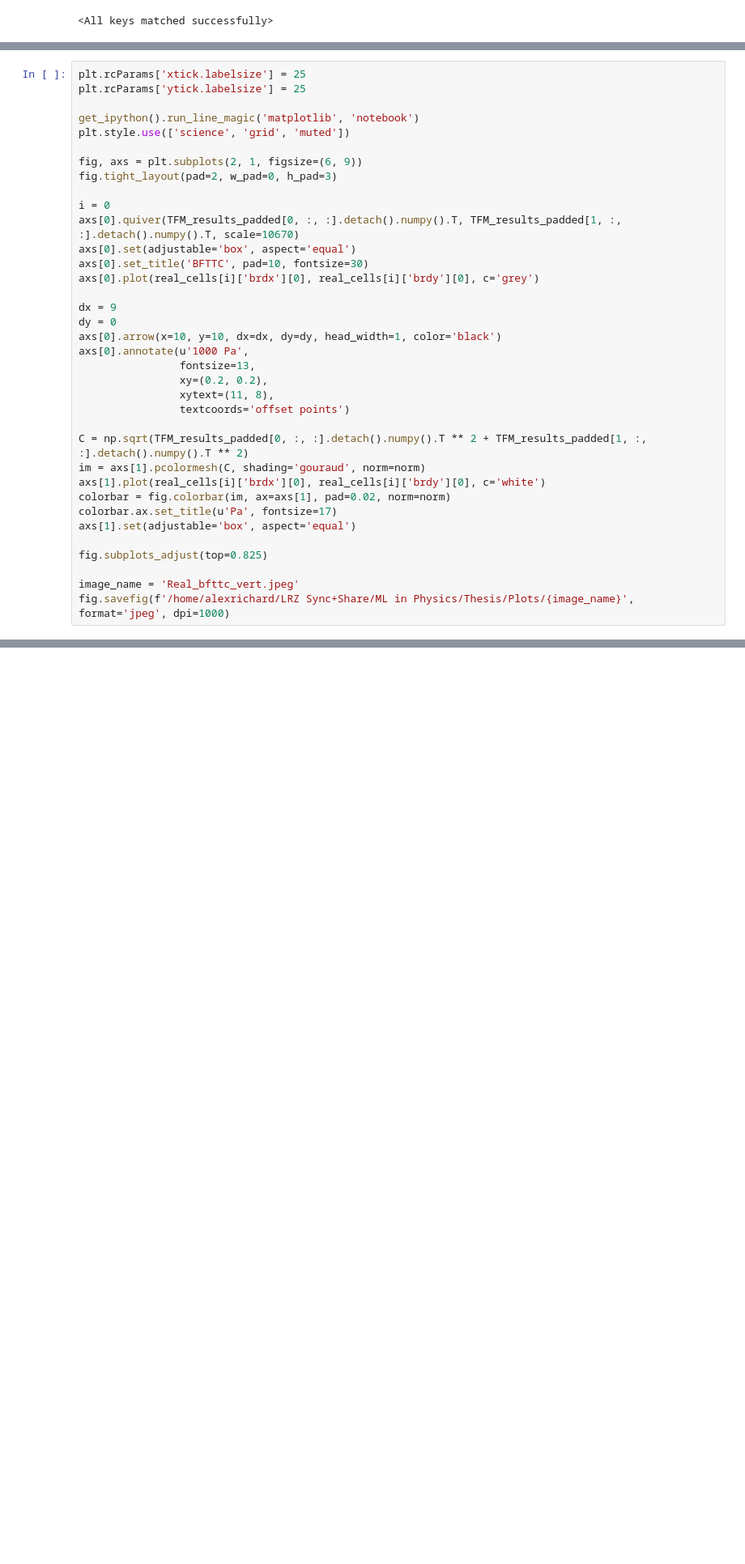
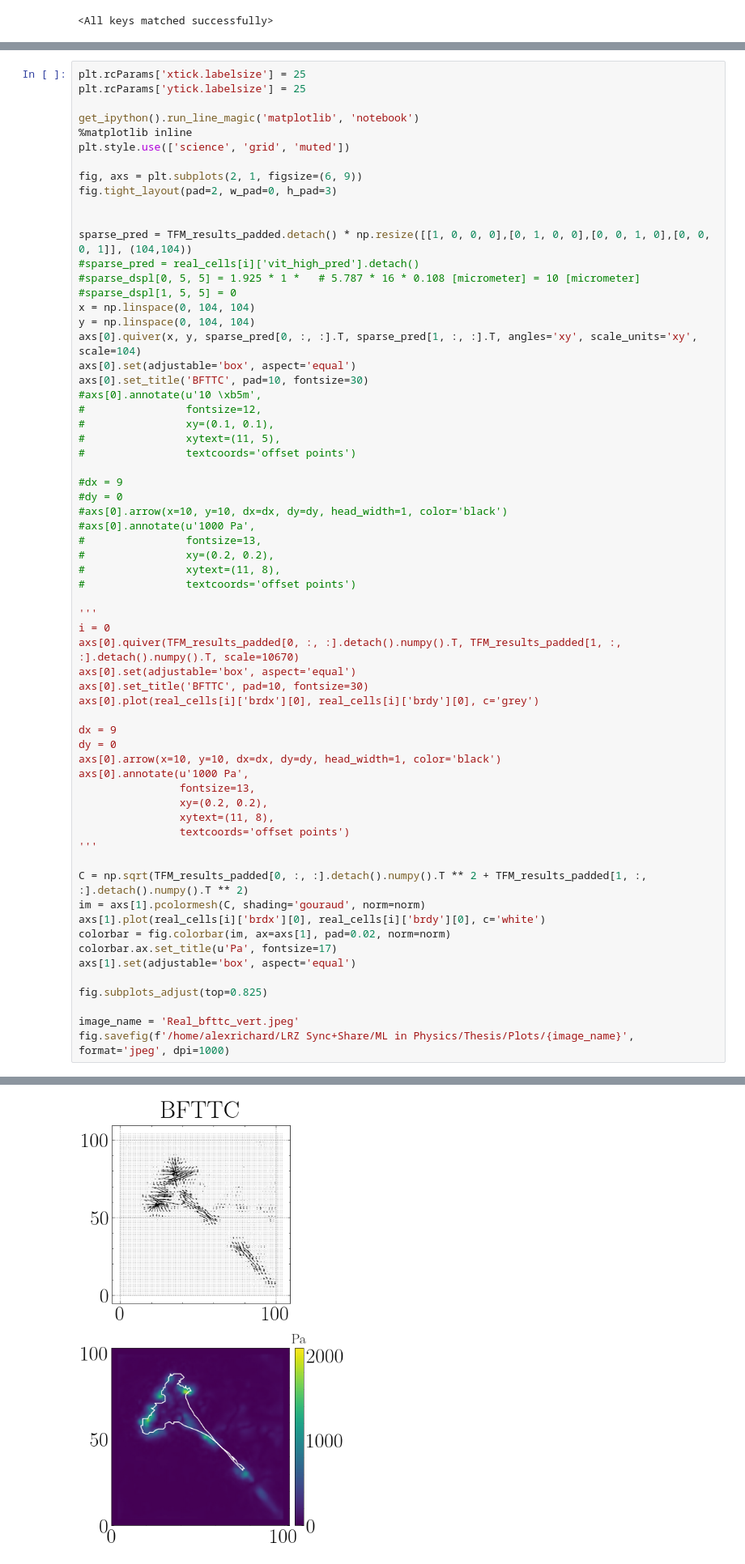
Before and after one commit to alo996/UQ_DL-TFM, a Jupyter notebook: ViT-TFM/Thesis figures – Real cells.ipynb, the cells around one changed output, grey strips where cells are left out. Shown at 81% size. Drawn from its saved outputs; the diff is of its cells as text; blank space fills up the shorter version.

```diff
--- a/ViT-TFM/Thesis figures – Real cells.ipynb
+++ b/ViT-TFM/Thesis figures – Real cells.ipynb
@@ -294,11 +495,38 @@ plt.rcParams['xtick.labelsize'] = 25
 plt.rcParams['ytick.labelsize'] = 25
 
 get_ipython().run_line_magic('matplotlib', 'notebook')
+%matplotlib inline
 plt.style.use(['science', 'grid', 'muted'])
 
 fig, axs = plt.subplots(2, 1, figsize=(6, 9))
 fig.tight_layout(pad=2, w_pad=0, h_pad=3)
 
+
+sparse_pred = TFM_results_padded.detach() * np.resize([[1, 0, 0, 0],[0, 1, 0, 0],[0, 0, 1, 0],[0, 0, 0, 1]], (104,104))
+#sparse_pred = real_cells[i]['vit_high_pred'].detach()
+#sparse_dspl[0, 5, 5] = 1.925 * 1 *   # 5.787 * 16 * 0.108 [micrometer] = 10 [micrometer]
+#sparse_dspl[1, 5, 5] = 0
+x = np.linspace(0, 104, 104)
+y = np.linspace(0, 104, 104)
+axs[0].quiver(x, y, sparse_pred[0, :, :].T, sparse_pred[1, :, :].T, angles='xy', scale_units='xy', scale=104)
+axs[0].set(adjustable='box', aspect='equal')
+axs[0].set_title('BFTTC', pad=10, fontsize=30)
+#axs[0].annotate(u'10 \xb5m',
+#                fontsize=12,
+#                xy=(0.1, 0.1),
+#                xytext=(11, 5),
+#                textcoords='offset points')
+
+#dx = 9
+#dy = 0
+#axs[0].arrow(x=10, y=10, dx=dx, dy=dy, head_width=1, color='black')
+#axs[0].annotate(u'1000 Pa',
+#                fontsize=13,
+#                xy=(0.2, 0.2),
+#                xytext=(11, 8),
+#                textcoords='offset points')
+
+'''
 i = 0
 axs[0].quiver(TFM_results_padded[0, :, :].detach().numpy().T, TFM_results_padded[1, :, :].detach().numpy().T, scale=10670)
 axs[0].set(adjustable='box', aspect='equal')
@@ -313,6 +541,7 @@ axs[0].annotate(u'1000 Pa',
                 xy=(0.2, 0.2),
                 xytext=(11, 8),
                 textcoords='offset points')
+'''
 
 C = np.sqrt(TFM_results_padded[0, :, :].detach().numpy().T ** 2 + TFM_results_padded[1, :, :].detach().numpy().T ** 2)
 im = axs[1].pcolormesh(C, shading='gouraud', norm=norm)
@@ -331,3 +558,4 @@ fig.savefig(f'/home/alexrichard/LRZ Sync+Share/ML in Physics/Thesis/Plots/{image
+[figure, added]
 # %% [markdown]
 scale conversion:
 1 model pixel = 7 camera pixel,
```
Also changed, not shown: parts of 22 cells of this notebook, 7 other files.
